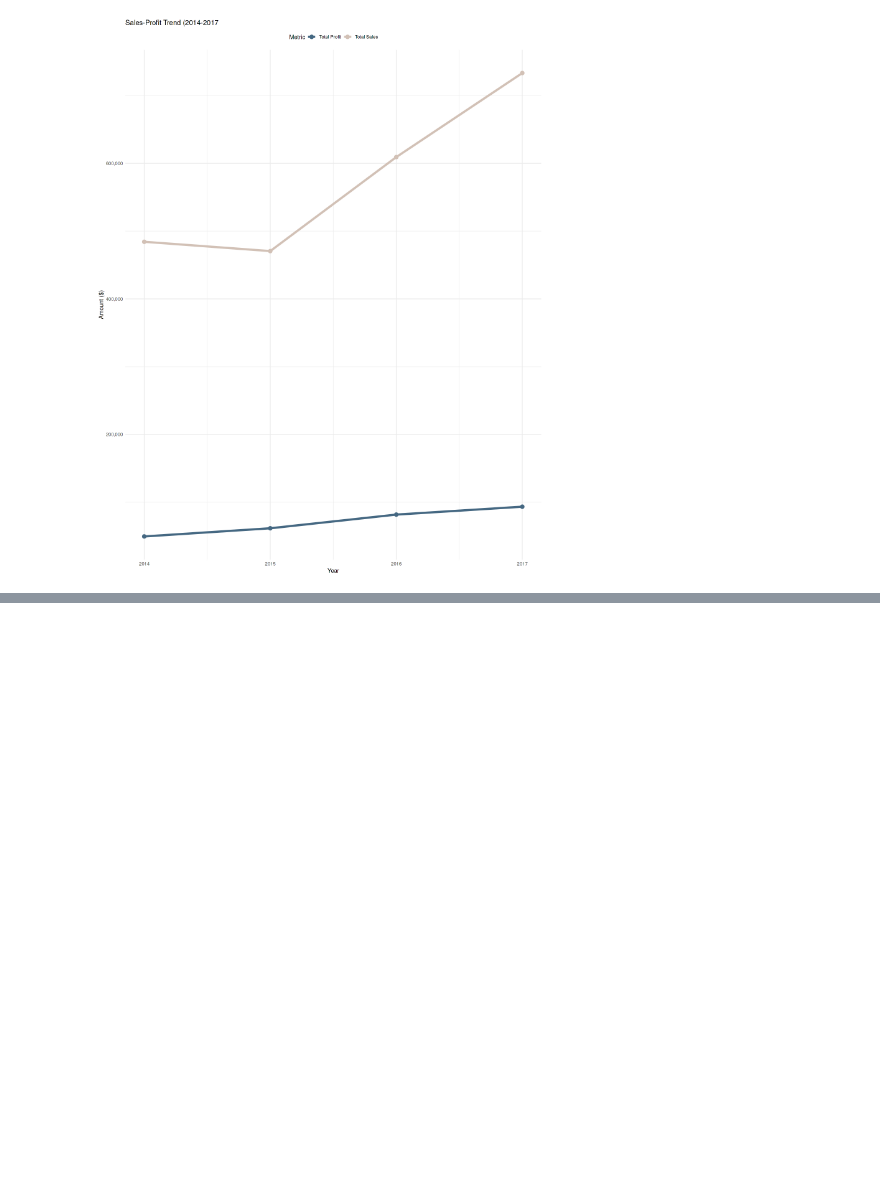
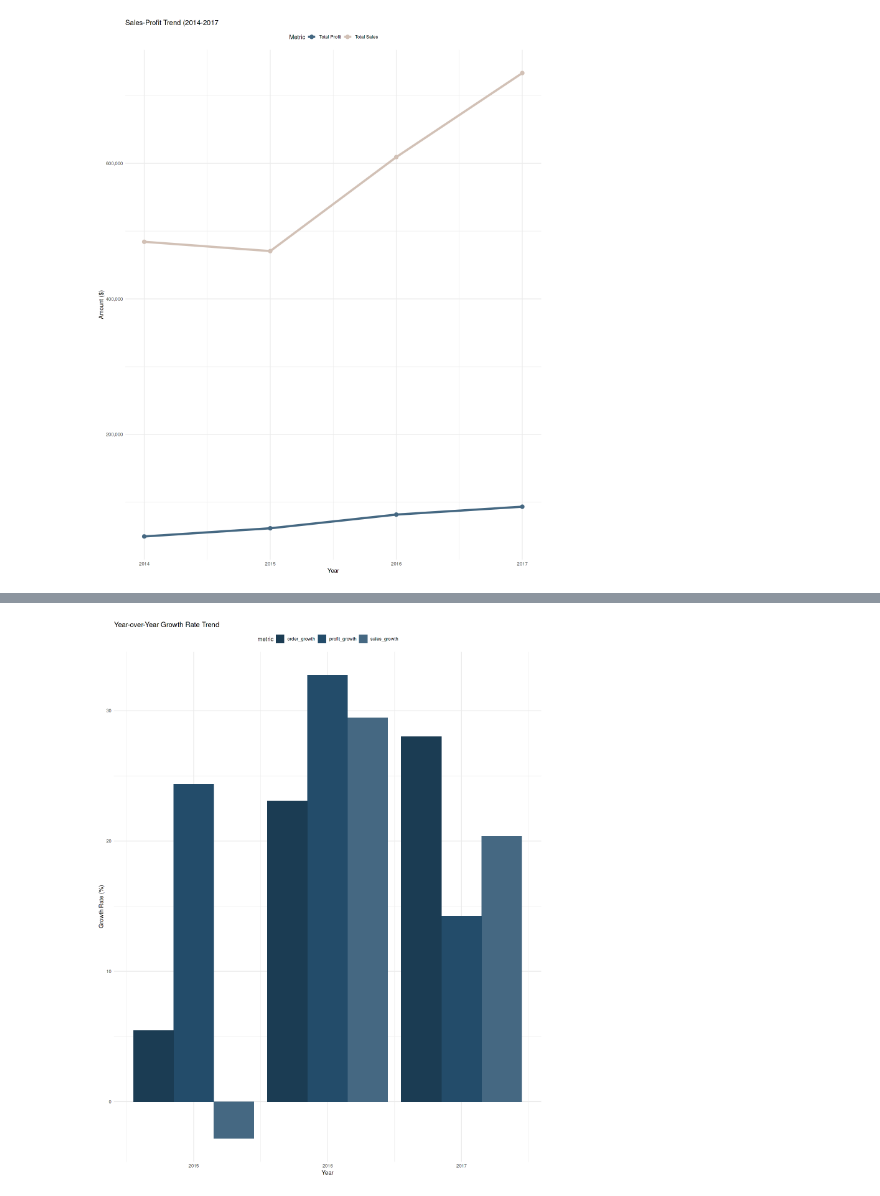
Before and after one commit to pawanU03/EDA-Superstore, a Jupyter notebook: superstore_eda.ipynb, the cells around one changed output, grey strips where cells are left out. Saved outputs shown, nothing was run; the diff lists cells and outputs as text; code cells hidden in the pictures; blank space fills up the shorter version.

```diff
--- a/superstore_eda.ipynb
+++ b/superstore_eda.ipynb
@@ -1203,0 +1221,35 @@ ggplot(
+# %%
+# growth rate data plot
+
+# reshaping the growth data
+growth_data <- yoy %>%
+filter(Year > 2014) %>%
+select(Year, sales_growth, profit_growth, order_growth) %>%
+pivot_longer(
+    cols = c(sales_growth, profit_growth, order_growth),
+    names_to = "metric",
+    values_to = "growth_rate"
+)
+
+# plot
+ggplot(
+    growth_data,
+    aes(x = Year, y = growth_rate, fill = metric)
+) +
+geom_col(position = "dodge") +
+scale_fill_manual(
+    values = c(
+        "sales_growth" = "#456882",
+        "profit_growth" = "#234C6A",
+        "order_growth" = "#1B3C53"
+    )
+) +
+labs(
+    title = "Year-over-Year Growth Rate Trend",
+    x = "Year",
+    y = "Growth Rate (%)"
+) +
+theme_minimal() +
+theme(legend.position = "top")
+# %% [output]
+[figure, added]
```
Also changed, not shown: parts of 2 cells of this notebook.
